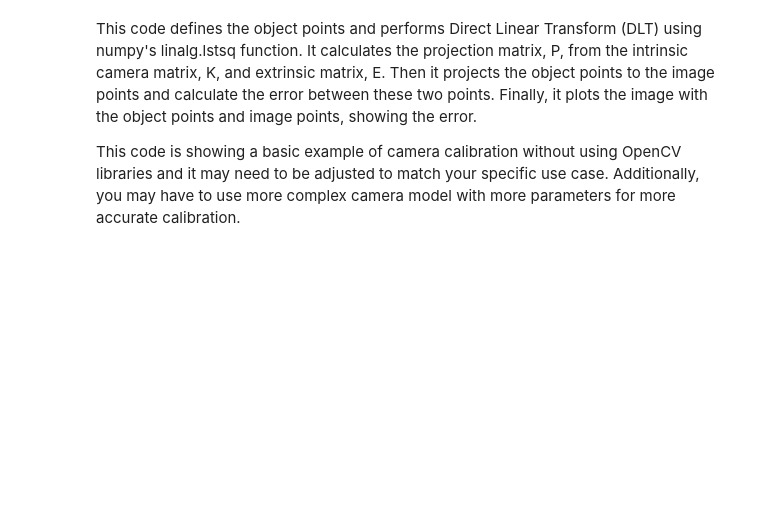
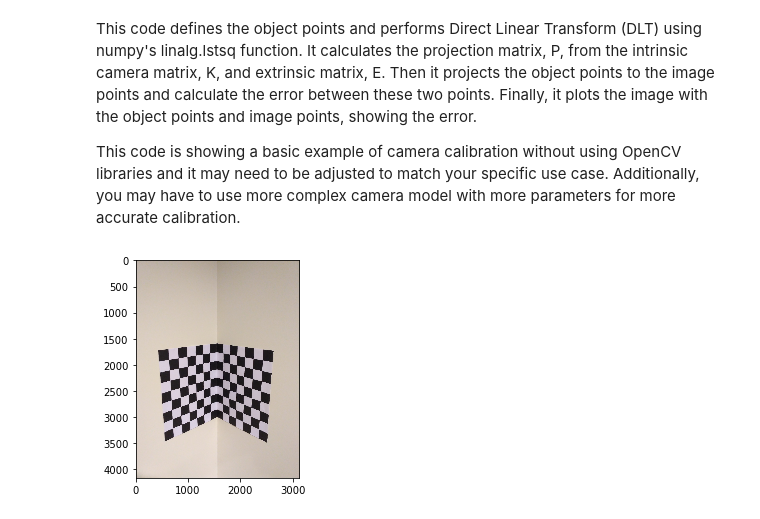
Before and after one commit to parths2410/Computer-Vision-IIITH-Spring23, a Jupyter notebook: assignment-1/src/Q1.ipynb, the cells around one changed output. Cells and saved outputs as stored; diff of their text form; code cells hidden in the pictures; blank space fills up the shorter version.

```diff
--- a/assignment-1/src/Q1.ipynb
+++ b/assignment-1/src/Q1.ipynb
@@ -321,0 +13,7 @@ H, inliers = RANSAC_DLT(points1, points2, threshold, n_iterations)
+# %%
+# Load the image
+
+img=mpimg.imread('../images/Section-1/calib-object.jpg')
+imgplot = plt.imshow(img)
+# %% [output]
+[figure, added]
```
Also changed, not shown: parts of 41 cells of this notebook, 1 other file.
